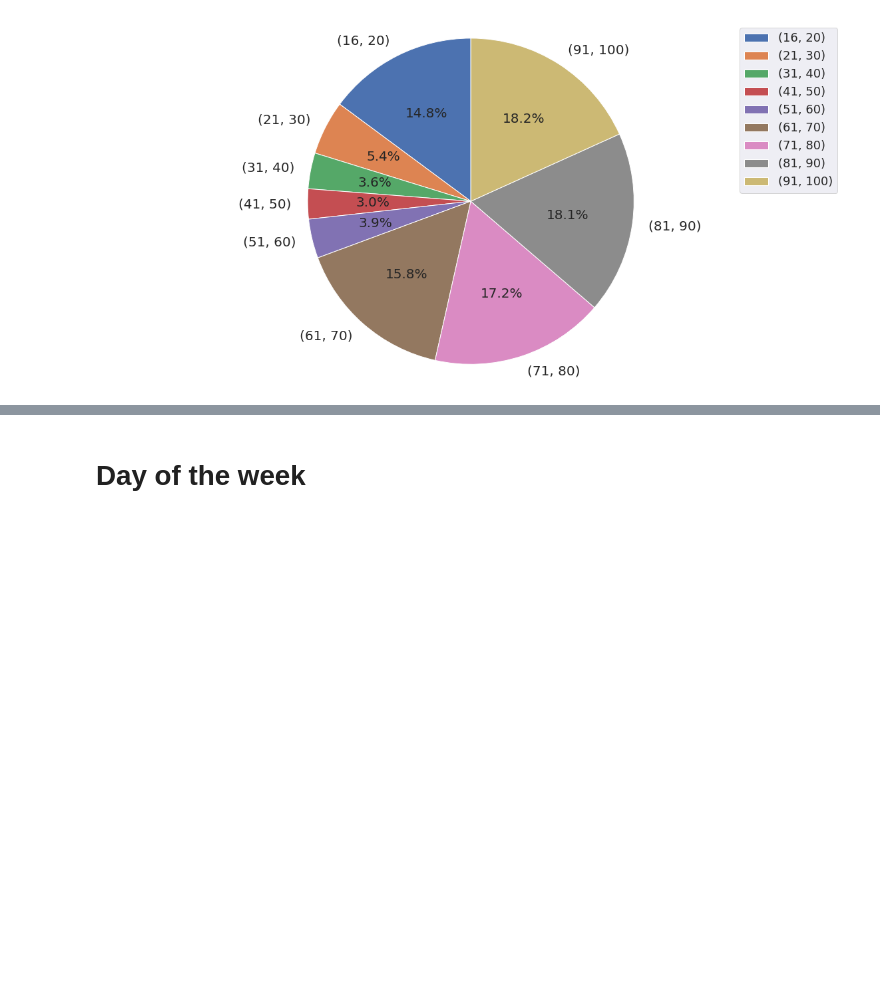
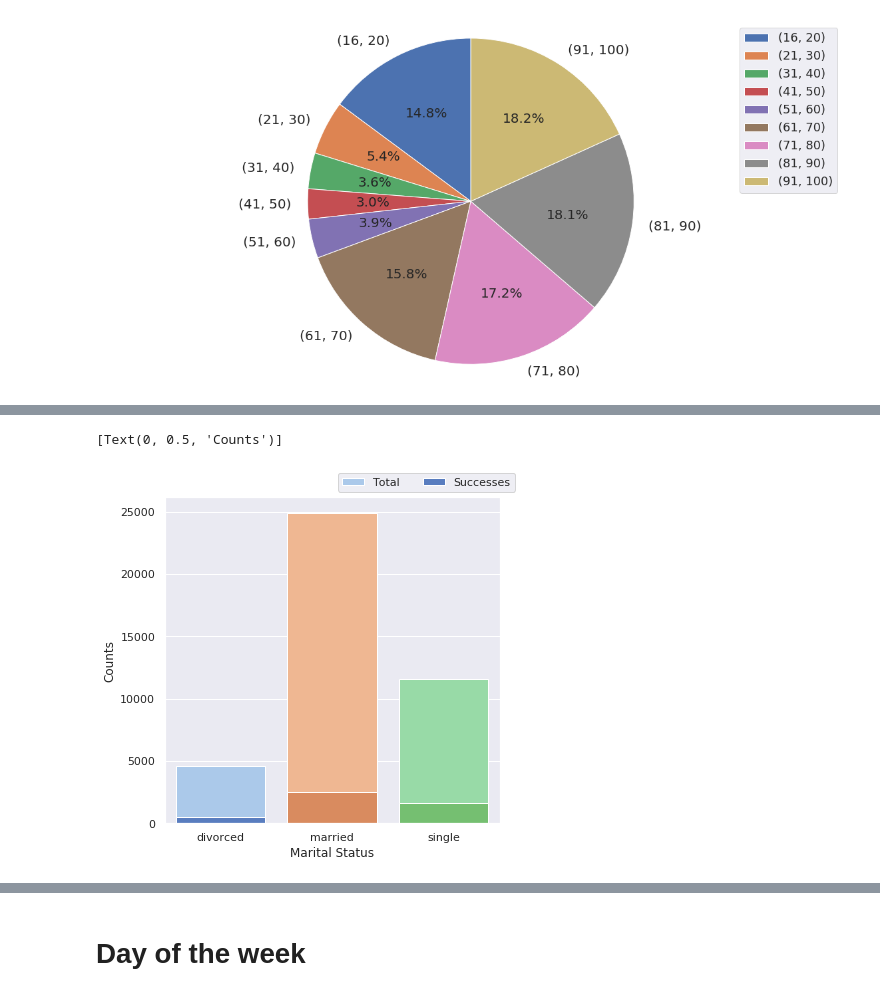
Before and after one commit to sepehrfrgh/ece143_direct_marketing, a Jupyter notebook: analysis-notebook.ipynb, the cells around one changed output, grey strips where cells are left out. Drawn from its saved outputs; the diff is of its cells as text; code cells hidden in the pictures; blank space fills up the shorter version.

```diff
--- a/time_analysis.ipynb
+++ b/analysis-notebook.ipynb
@@ -62,0 +78,18 @@ plt.show()
+# %%
+f, ax = plt.subplots(figsize=(6, 6))
+marital_status_count = marital_analysis.get_count('marital')
+marital_status_success_count = marital_analysis.get_success_count('marital')
+sns.barplot(x = marital_status_count['marital'] ,
+            y=marital_status_count['y'],
+            palette='pastel',
+            label="Total")
+sns.barplot(x = marital_status_count['marital'],
+            y = marital_status_success_count['y'],
+            palette='muted',
+            label="Successes")
+ax.legend(ncol=2, frameon=True, bbox_to_anchor=(0.5, 1, 0, 0))
+ax.set(xlabel='Marital Status')
+ax.set(ylabel='Counts')
+# %% [output]
+[Text(0, 0.5, 'Counts')]
+[figure, added]
```
Also changed, not shown: parts of 17 cells of this notebook, 3 other files.
